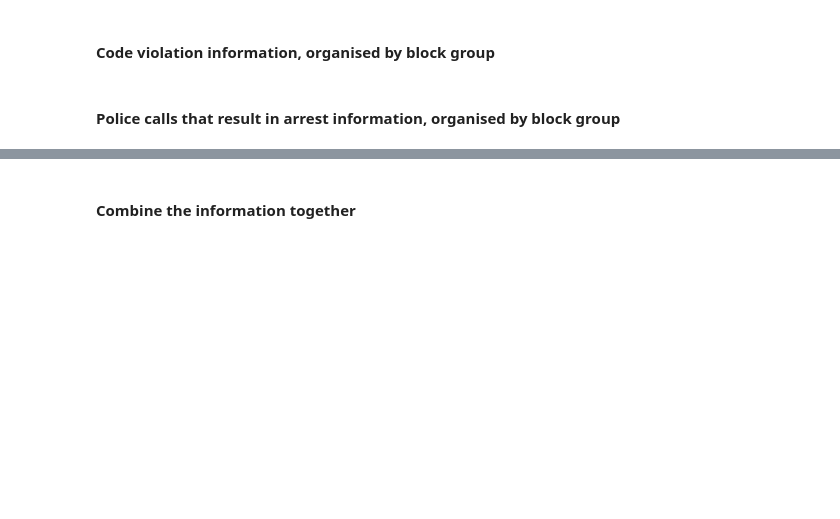
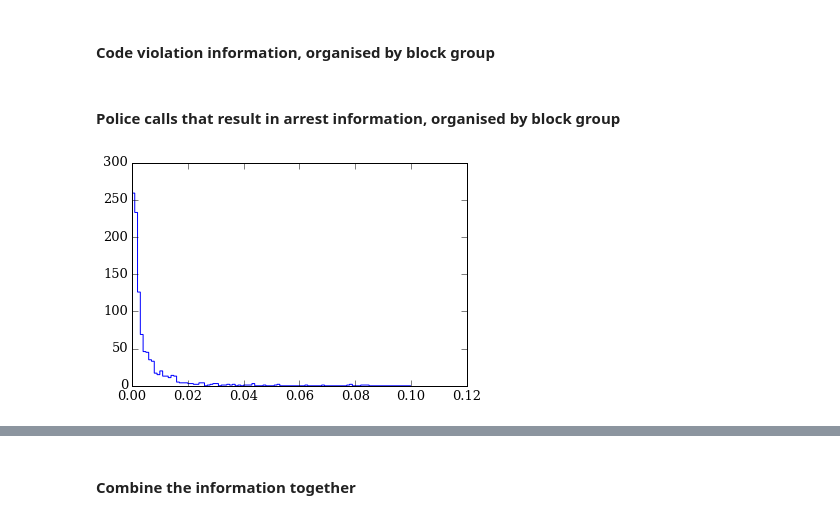
Before and after one commit to katiesch/insight2016, a Jupyter notebook: modeling_work.ipynb, the cells around one changed output, grey strips where cells are left out. Drawn from its saved outputs; the diff is of its cells as text; code cells hidden in the pictures; blank space fills up the shorter version.

```diff
--- a/modeling_work.ipynb
+++ b/modeling_work.ipynb
@@ -45,4 +61,17 @@ cv_records = pd.read_csv('output_files/code_violations_6mo_bg.csv')
 #### Police calls that result in arrest information, organised by block group
 # %%
 # FILE NOT COMPLETED YET.
-#arrest_records = pd.read_csv('output_files/police_arrests_bg.csv')
+crime_records = pd.read_csv('output_files/crime_reports_prelim.csv')
+# %%
+crime_records['crime_count'] = 1.0
+crime_by_bg = crime_records[['tract', 'blockgroup', 'crime_count']].groupby(['tract', 'blockgroup'],
+                                                        as_index=False).agg('count')
+# %%
+crime_combo = pd.merge(crime_by_bg[['tract', 'blockgroup', 'crime_count']],
+                total_reports_demo[['tract', 'blockgroup', 'total_pop']])
+# %%
+crime_combo['crime_per_cap'] =crime_combo['crime_count'] / crime_combo['total_pop']
+# %%
+a = plt.hist(crime_combo['crime_per_cap'], bins=100, range=[0,0.1], histtype='step')
+# %% [output]
+[figure, added]
```
Also changed, not shown: parts of 102 cells of this notebook.
